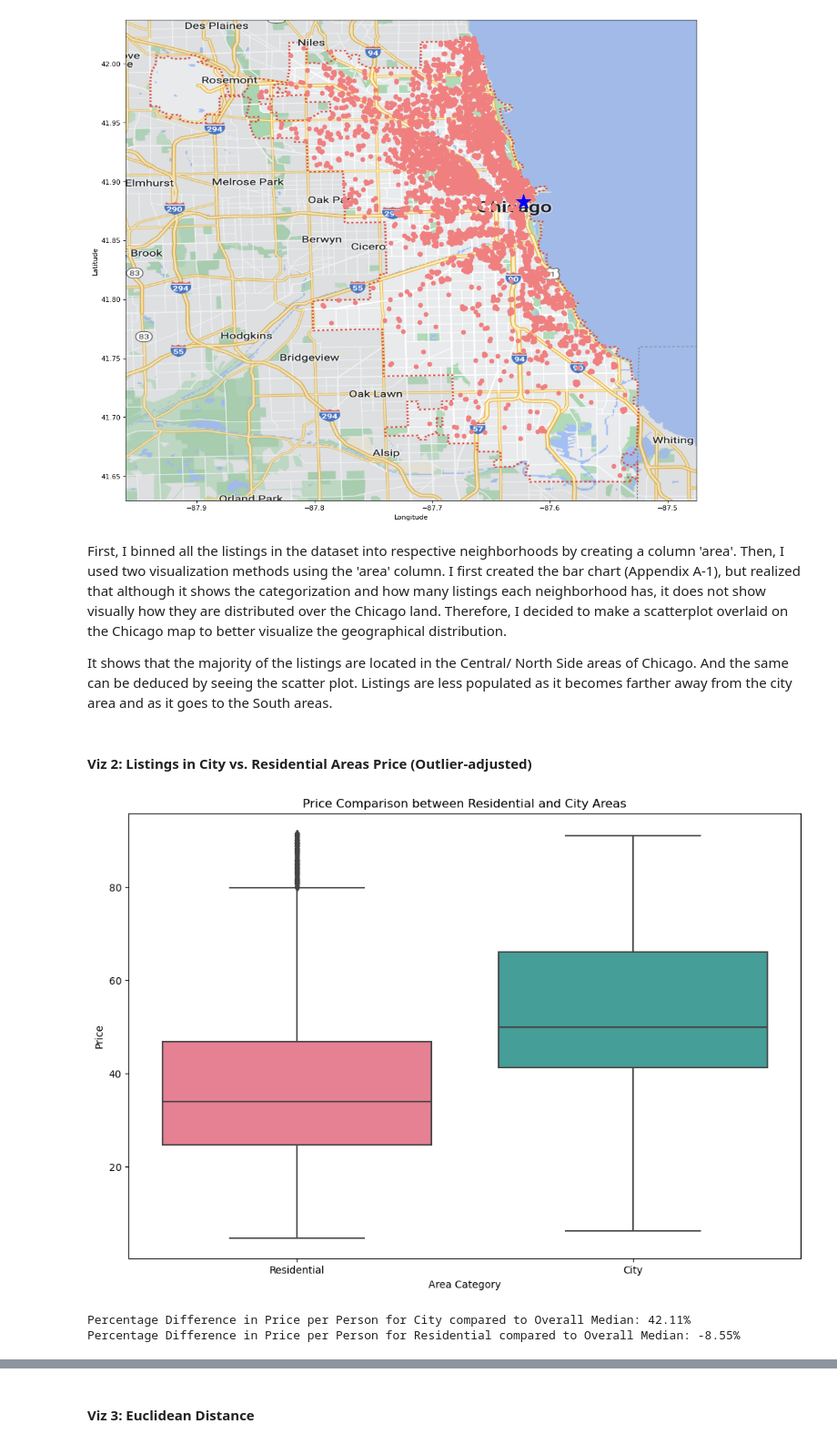
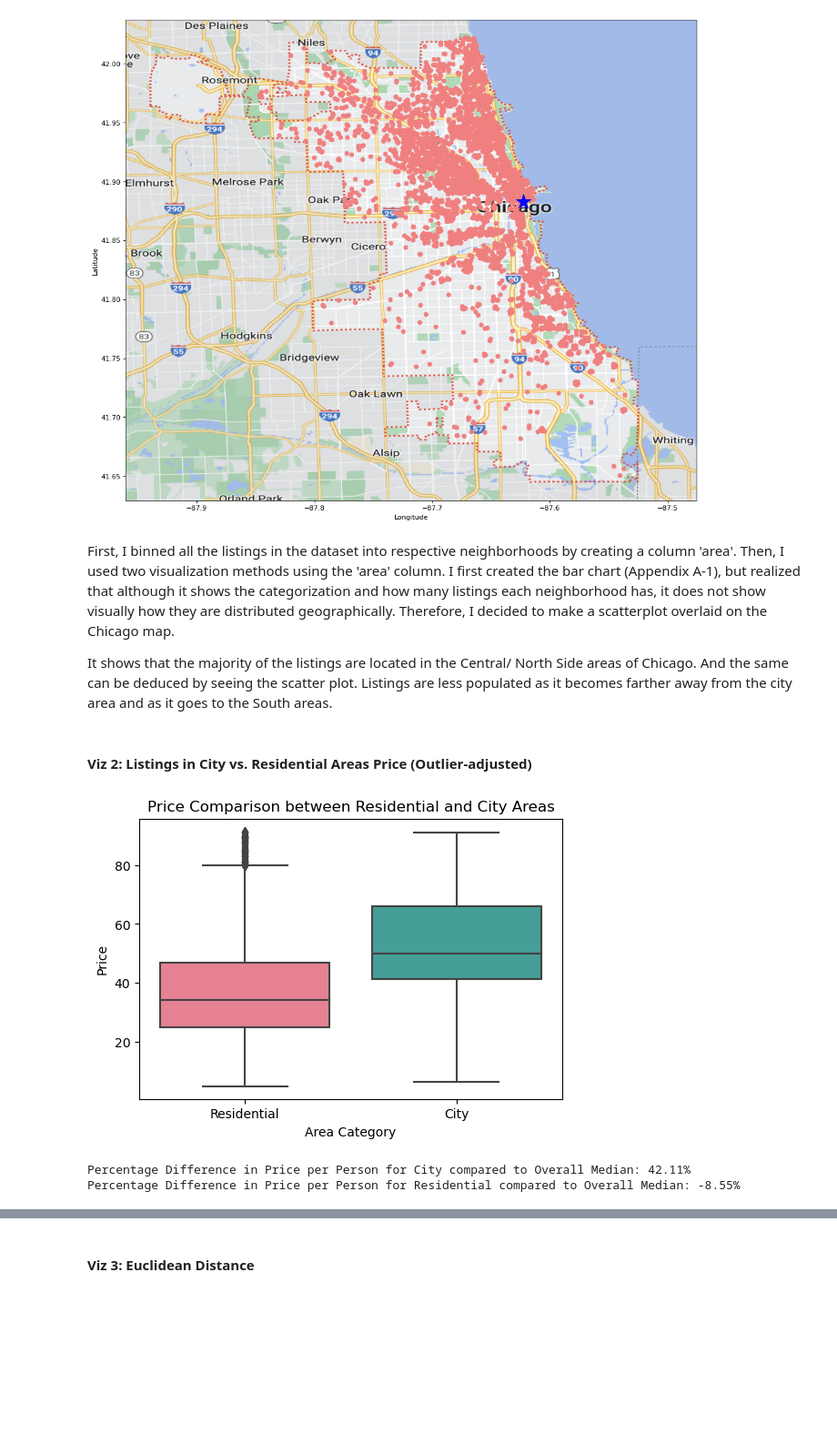
Before and after one commit to chrispylee123/seoulmates, a Jupyter notebook: Project Report/Project_Report_vDraft5.ipynb, the cells around one changed output, grey strips where cells are left out. Shown at 91% size. Cells and saved outputs as stored; diff of their text form; code cells hidden in the pictures; blank space fills up the shorter version.

```diff
--- a/Project Report/Project_Report_vDraft5.ipynb
+++ b/Project Report/Project_Report_vDraft5.ipynb
@@ -255,7 +253,7 @@ listing_viz()
 # %% [output]
 [figure]
 # %% [markdown]
-First, I binned all the listings in the dataset into respective neighborhoods by creating a column 'area'. Then, I used two visualization methods using the 'area' column. I first created the bar chart (Appendix A-1), but realized that although it shows the categorization and how many listings each neighborhood has, it does not show visually how they are distributed over the Chicago land. Therefore, I decided to make a scatterplot overlaid on the Chicago map to better visualize the geographical distribution.
+First, I binned all the listings in the dataset into respective neighborhoods by creating a column 'area'. Then, I used two visualization methods using the 'area' column. I first created the bar chart (Appendix A-1), but realized that although it shows the categorization and how many listings each neighborhood has, it does not show visually how they are distributed geographically. Therefore, I decided to make a scatterplot overlaid on the Chicago map.
 
 It shows that the majority of the listings are located in the Central/ North Side areas of Chicago. And the same can be deduced by seeing the scatter plot. Listings are less populated as it becomes farther away from the city area and as it goes to the South areas.
 # %% [markdown]
@@ -274,35 +272,35 @@ def tukey_outliers(series):
 
 listings_dropped['outliers'] = tukey_outliers(listings_dropped['price per person'])
 
 wo_outliers = listings_dropped[listings_dropped['outliers'] == False]
 
 # Create a new column 'area_category' to distinguish residential and city areas
 listings_dropped['area_category'] = listings_dropped['area'].apply(lambda x: 'City' if x == 'Central' else 'Residential')
 wo_outliers = listings_dropped[listings_dropped['outliers'] == False]
 
 # Create a box plot for price comparison between residential and city areas
-plt.figure(figsize=(12, 8))
+plt.figure(figsize=(6, 4))
 sns.boxplot(x='area_category', y='price per person', data=wo_outliers, palette='husl')
 plt.title('Price Comparison between Residential and City Areas')
 plt.xlabel('Area Category')
 plt.ylabel('Price')
 plt.show()
 
 # Calculate the median price per person for City and Residential areas
 median_price_city = listings_dropped[listings_dropped['area_category'] == 'City']['price per person'].median()
 median_price_residential = listings_dropped[listings_dropped['area_category'] == 'Residential']['price per person'].median()
 
 # Calculate the median price for all listings
 median_price_all = listings_dropped['price per person'].median()
 
 # Calculate the percentage change in price per person for City and Residential areas compared to the median
 percentage_change_city = ((median_price_city - median_price_all) / median_price_all) * 100
 percentage_change_residential = ((median_price_residential - median_price_all) / median_price_all) * 100
 
 print(f"Percentage Difference in Price per Person for City compared to Overall Median: {percentage_change_city:.2f}%")
 print(f"Percentage Difference in Price per Person for Residential compared to Overall Median: {percentage_change_residential:.2f}%")
 # %% [output]
-[figure, old version]
+[figure, new version]
 Percentage Difference in Price per Person for City compared to Overall Median: 42.11%
 Percentage Difference in Price per Person for Residential compared to Overall Median: -8.55%
 # %% [markdown]
```
Also changed, not shown: parts of 10 cells of this notebook, 1 other file.
